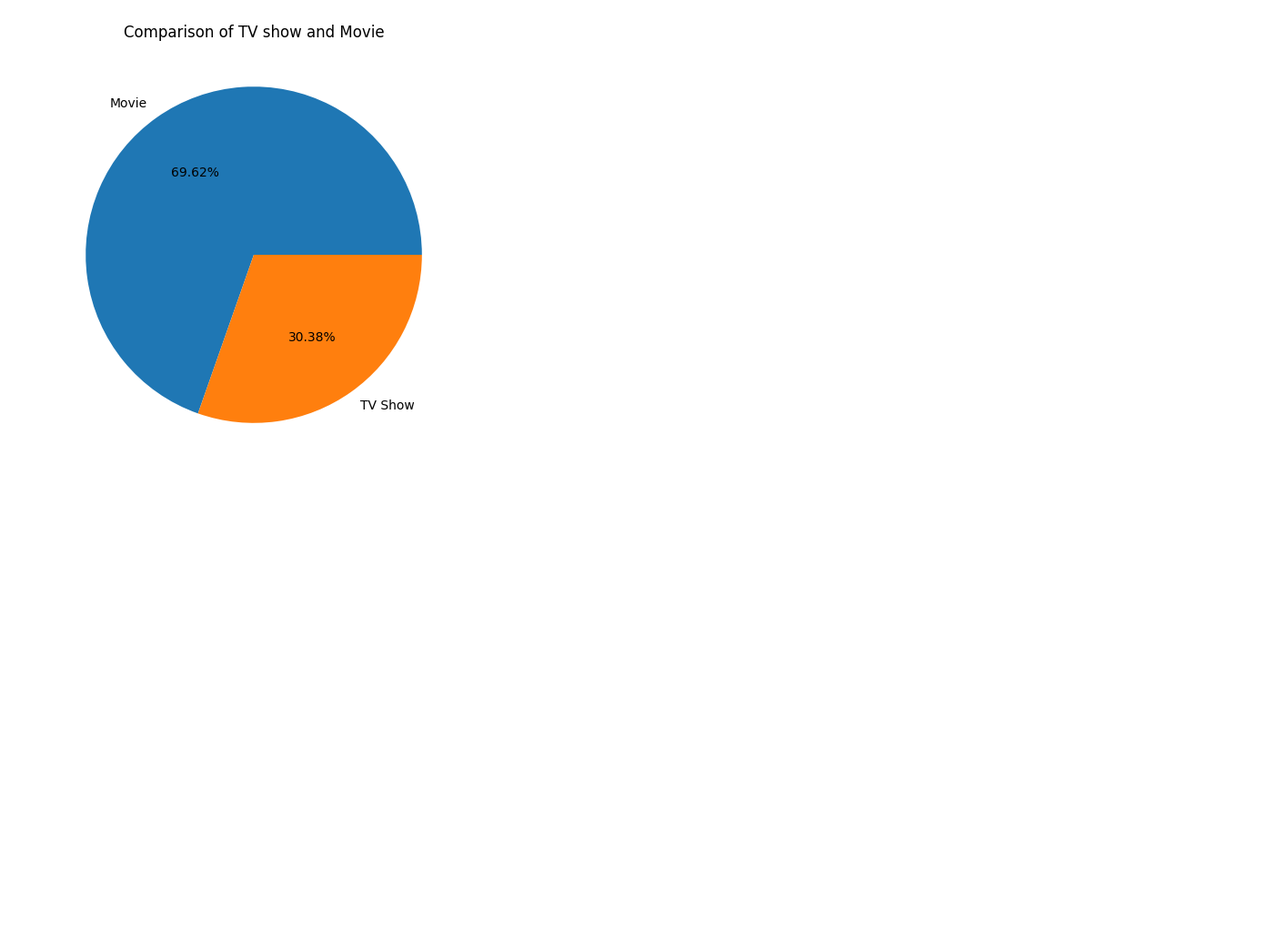
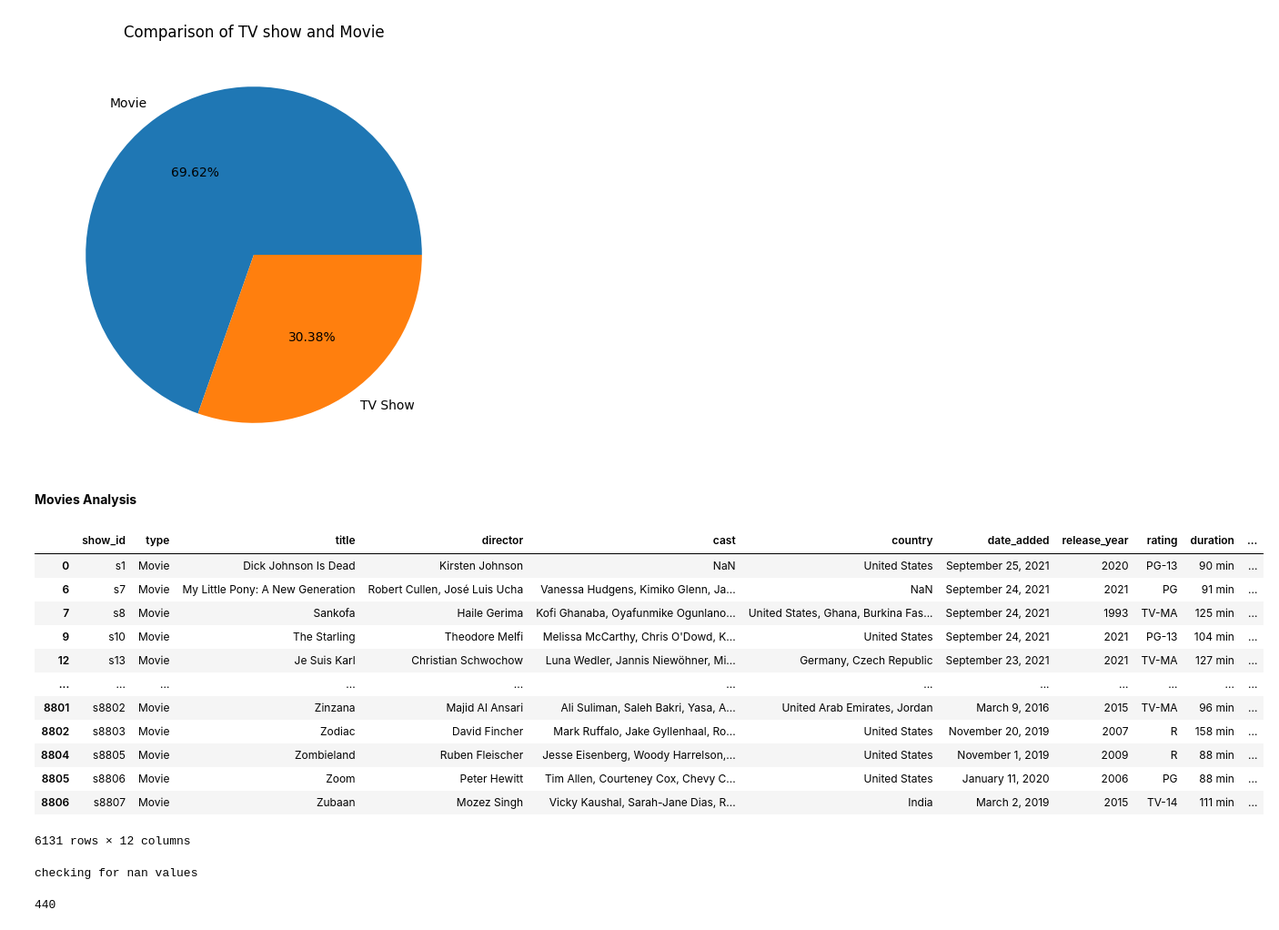
Before and after one commit to srieesh20/Business-Case-study, a Jupyter notebook: Netflix.ipynb, the cells around one changed output. Shown: that part at 91% size. Drawn from its saved outputs; the diff is of its cells as text; code cells hidden in the pictures; blank space fills up the shorter version.

```diff
--- a/Netflix.ipynb
+++ b/Netflix.ipynb
@@ -156,3 +156,30 @@ plt.title('Comparison of TV show and Movie')
 plt.show()
 # %% [output]
 [figure]
+# %% [markdown]
+**Movies Analysis**
+# %%
+
+
+movies=df[df['type']=='Movie']
+movies
+# %% [output]
+|  | show_id | type | title | director | cast | country | date_added | release_year | rating | duration | ... |
+| 0 | s1 | Movie | Dick Johnson Is Dead | Kirsten Johnson | NaN | United States | September 25, 2021 | 2020 | PG-13 | 90 min | ... |
+| 6 | s7 | Movie | My Little Pony: A New Generation | Robert Cullen, José Luis Ucha | Vanessa Hudgens, Kimiko Glenn, Ja... | NaN | September 24, 2021 | 2021 | PG | 91 min | ... |
+| 7 | s8 | Movie | Sankofa | Haile Gerima | Kofi Ghanaba, Oyafunmike Ogunlano... | United States, Ghana, Burkina Fas... | September 24, 2021 | 1993 | TV-MA | 125 min | ... |
+| 9 | s10 | Movie | The Starling | Theodore Melfi | Melissa McCarthy, Chris O'Dowd, K... | United States | September 24, 2021 | 2021 | PG-13 | 104 min | ... |
+| 12 | s13 | Movie | Je Suis Karl | Christian Schwochow | Luna Wedler, Jannis Niewöhner, Mi... | Germany, Czech Republic | September 23, 2021 | 2021 | TV-MA | 127 min | ... |
+| ... | ... | ... | ... | ... | ... | ... | ... | ... | ... | ... | ... |
+| 8801 | s8802 | Movie | Zinzana | Majid Al Ansari | Ali Suliman, Saleh Bakri, Yasa, A... | United Arab Emirates, Jordan | March 9, 2016 | 2015 | TV-MA | 96 min | ... |
+| 8802 | s8803 | Movie | Zodiac | David Fincher | Mark Ruffalo, Jake Gyllenhaal, Ro... | United States | November 20, 2019 | 2007 | R | 158 min | ... |
+| 8804 | s8805 | Movie | Zombieland | Ruben Fleischer | Jesse Eisenberg, Woody Harrelson,... | United States | November 1, 2019 | 2009 | R | 88 min | ... |
+| 8805 | s8806 | Movie | Zoom | Peter Hewitt | Tim Allen, Courteney Cox, Chevy C... | United States | January 11, 2020 | 2006 | PG | 88 min | ... |
+| 8806 | s8807 | Movie | Zubaan | Mozez Singh | Vicky Kaushal, Sarah-Jane Dias, R... | India | March 2, 2019 | 2015 | TV-14 | 111 min | ... |
+6131 rows × 12 columns
+# %%
+print("checking for nan values")
+movies['country'].isna().sum()
+# %% [output]
+checking for nan values
+440
```
Also changed, not shown: parts of 8 cells of this notebook.
